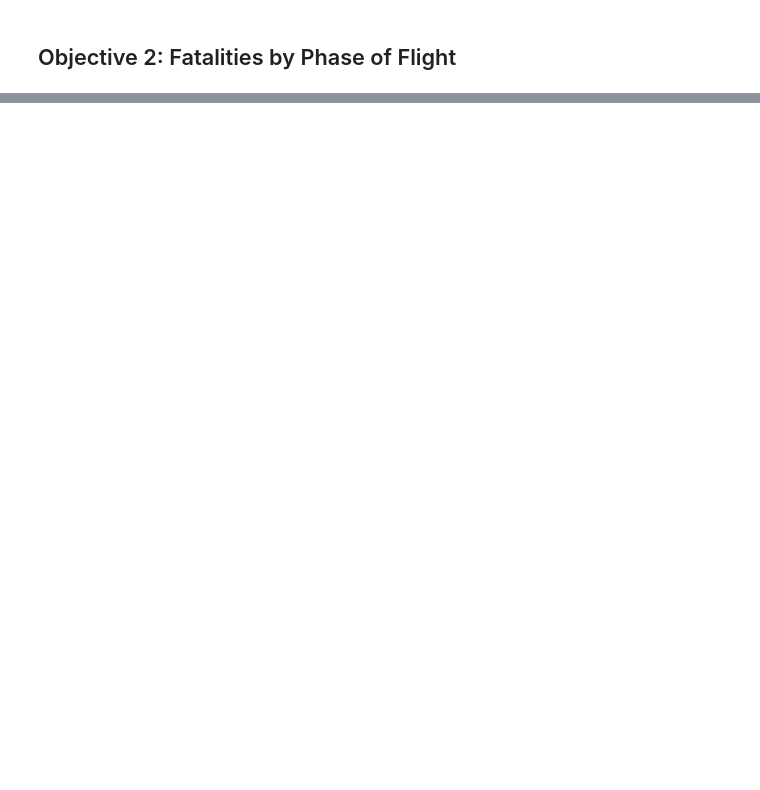
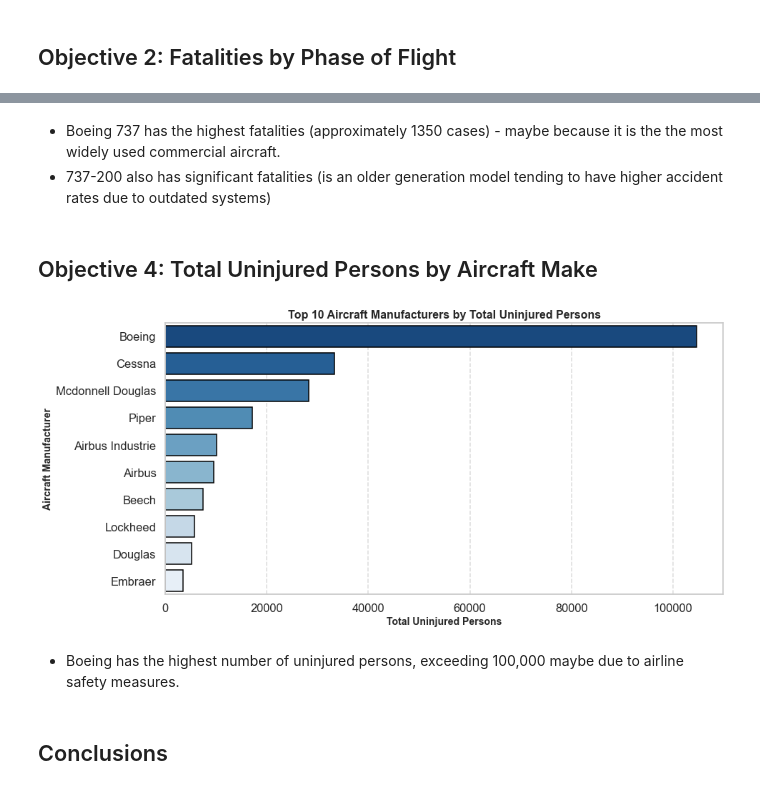
Before and after one commit to DianaMayalo/Phase-1-Project-Moringa-School, a Jupyter notebook: notebook/AviationAnalysis.ipynb, the cells around one changed output, grey strips where cells are left out. Cells and saved outputs as stored; diff of their text form; code cells hidden in the pictures; blank space fills up the shorter version.

```diff
--- a/notebook/AviationAnalysis.ipynb
+++ b/notebook/AviationAnalysis.ipynb
@@ -303,0 +359,27 @@ plt.show();
+# %% [markdown]
+- Boeing 737 has the highest fatalities (approximately 1350 cases) - maybe because it is the the most widely used commercial aircraft.
+-  737-200 also has significant fatalities (is an older generation model tending to have higher accident rates due to outdated systems)
+# %% [markdown]
+## Objective 4: Total Uninjured Persons by Aircraft Make
+# %%
+# Group by aircraft manufacturer and sum total uninjured persons
+uninjured_by_make = df.groupby("Make")["Total.Uninjured"].sum().sort_values(ascending=False).head(10)
+
+# Plot
+plt.figure(figsize=(14, 7))
+ax = sns.barplot(x=uninjured_by_make.values, y=uninjured_by_make.index, palette="Blues_r", edgecolor="black")
+
+
+plt.xlabel("Total Uninjured Persons", fontsize=14, fontweight='bold')
+plt.ylabel("Aircraft Manufacturer", fontsize=14, fontweight='bold')
+plt.title("Top 10 Aircraft Manufacturers by Total Uninjured Persons", fontsize=16, fontweight='bold')
+
+# Show plot
+plt.grid(axis='x', linestyle='--', alpha=0.7)
+plt.show()
+# %% [output]
+[figure, added]
+# %% [markdown]
+- Boeing has the highest number of uninjured persons, exceeding 100,000 maybe due to airline safety measures.
+# %% [markdown]
+## Conclusions
```
Also changed, not shown: parts of 16 cells of this notebook.
